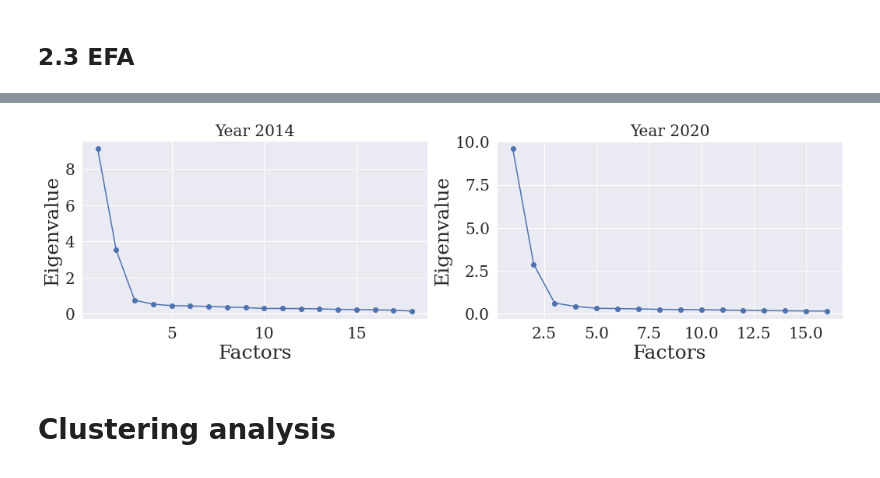
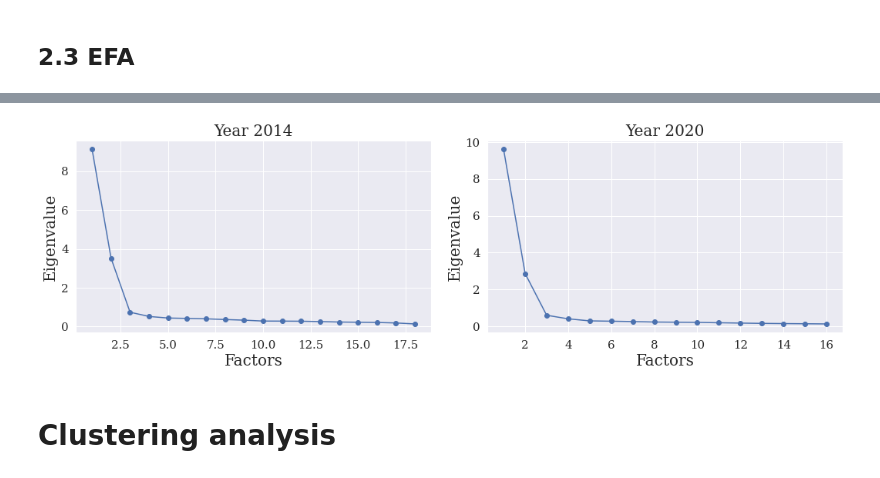
Before and after one commit to Igodlab/Australian-Public-Service-APS, a Jupyter notebook: dana30-project.ipynb, the cells around one changed output, grey strips where cells are left out. Cells and saved outputs as stored; diff of their text form; code cells hidden in the pictures.

```diff
--- a/dana30-project.ipynb
+++ b/dana30-project.ipynb
@@ -33,11 +34,11 @@ import scipy.io
 sns.set(color_codes=True)
 plt.rcParams["figure.figsize"] = [10,4]
 plt.rc('font', family='serif')
-plt.rc('xtick', labelsize=20)
-plt.rc('ytick', labelsize=20)
+plt.rc('xtick', labelsize=15)
+plt.rc('ytick', labelsize=15)
 plt.rcParams.update({'legend.fontsize': 15})
-plt.rcParams.update({'axes.labelsize': 25})
-plt.rcParams.update({'font.size': 25})
+plt.rcParams.update({'axes.labelsize': 20})
+plt.rcParams.update({'font.size': 20})
 # %%
 cpalette = sns.color_palette('tab10', 11)
 sns.palplot(cpalette)
@@ -328,25 +207,25 @@ plt.tight_layout()
 # %%
 fig, axes = plt.subplots(1,2,figsize=(15,5))
 
 ## plot
 axes[0].scatter(range(1,X1.shape[1]+1),efaX1.Eig)
 axes[0].plot(range(1,X1.shape[1]+1),efaX1.Eig)
 axes[0].set_title('Year 2014', size=20)
 axes[0].set_xlabel('Factors')
 axes[0].set_ylabel('Eigenvalue')
 
 
 ## plot
 axes[1].scatter(range(1,X2.shape[1]+1),efaX2.Eig)
 axes[1].plot(range(1,X2.shape[1]+1),efaX2.Eig)
 axes[1].set_title('Year 2020', size=20)
 axes[1].set_xlabel('Factors')
 axes[1].set_ylabel('Eigenvalue')
 
 plt.tight_layout()
-savePNG("scree-plots")
+#savePNG("scree-plots")
 # %% [output]
-[figure, old version]
+[figure, new version]
 # %% [markdown]
 # Clustering analysis
 # %%
```
Also changed, not shown: parts of 25 cells of this notebook.
